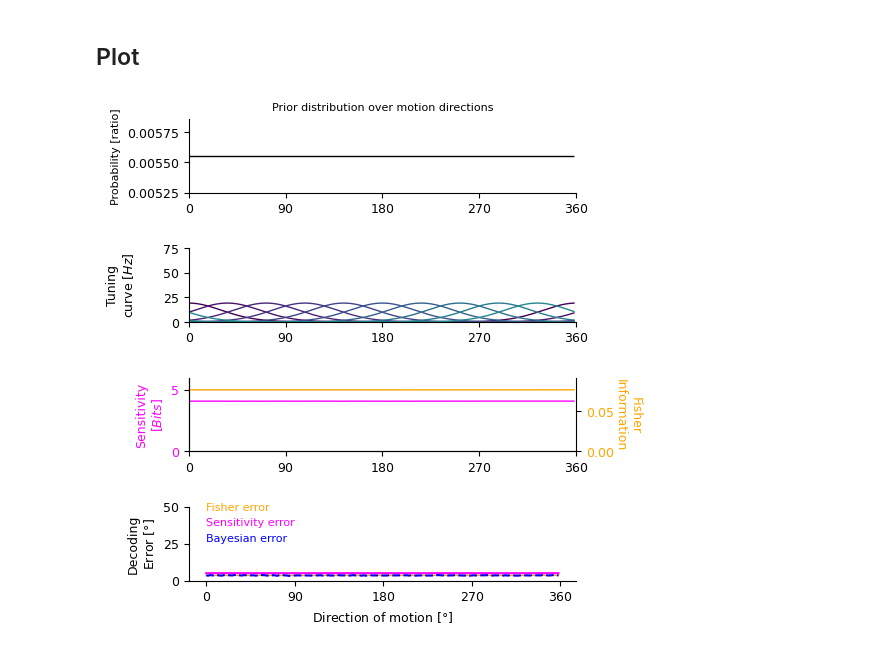
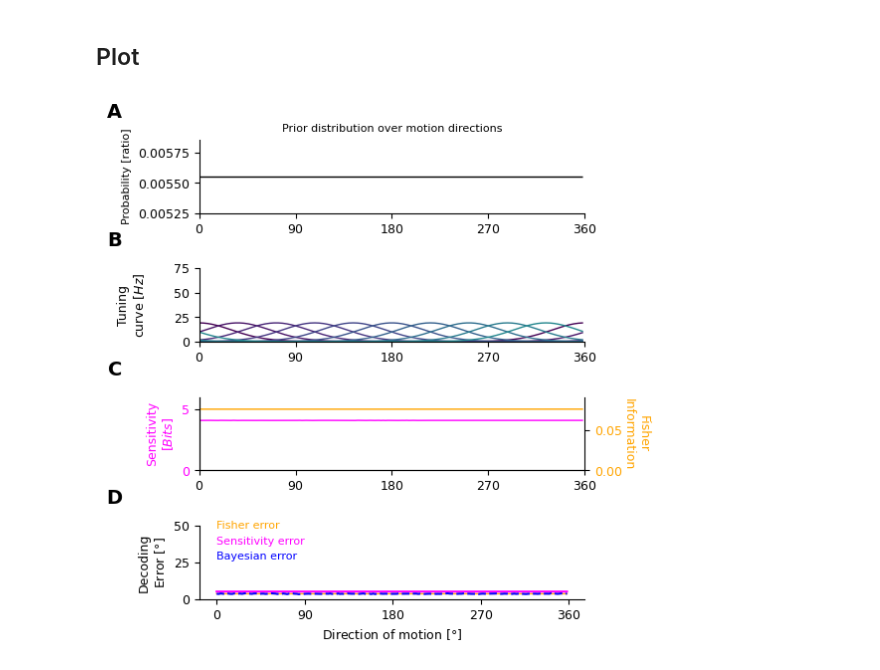
Before and after one commit to steevelaquitaine/fisher-info-limits, a Jupyter notebook: notebooks/fig1_basic_model.ipynb, the cells around one changed output. Saved outputs shown, nothing was run; the diff lists cells and outputs as text; code cells hidden in the pictures.

Commit message:
Add panel letters to fig1

```diff
--- a/notebooks/fig1_basic_model.ipynb
+++ b/notebooks/fig1_basic_model.ipynb
@@ -330,6 +330,10 @@ ax.set_title('Prior distribution over motion directions', fontsize=legend_fontsi
 ax.set_ylabel('Probability [ratio]', fontsize=legend_fontsize)
 ax.set_xticks(np.arange(0,361, 90))
 ax.set_xlim([0, 360])
+# add panel letter
+ax.text(-0.2, 1.5, 'A', transform=ax.transAxes,
+            fontsize=14, fontweight='bold', va='top', ha='right')
+
 
 # plot neural encoder model (1D dense tuning-curves) ----------------
 
@@ -346,6 +350,10 @@ ax.set_yticks(np.arange(0,76, 25))
 # ax.legend(handles=line, frameon=False, fontsize = legend_fontsize, loc=(0.01, 0.75))
 ax.yaxis.set_label_coords(-0.135, y=0.5)
 ax.set_ylabel('Tuning\n'+r'curve [$Hz$]', size = labelsize)
+# add panel letter
+ax.text(-0.2, 1.5, 'B', transform=ax.transAxes,
+            fontsize=14, fontweight='bold', va='top', ha='right')
+
 
 # plot sensitivity metrics ---------------------------------------
 
@@ -363,31 +371,39 @@ ax1.tick_params('y', labelcolor = 'magenta')
 ax1.set_xticks(np.arange(0,361, 90))
 ax1.set_xlim(0,360)
 ax1.set_ylim(0,6)
 
 ax2.set_ylabel('Fisher\n'+r'Information', rotation=270, color = 'orange', size = labelsize)
 ax2.spines['right'].set_visible(True)
 ax2.tick_params('y', labelcolor = 'orange')
 ax2.yaxis.set_label_coords(x=1.17, y=0.5) # position ylabel
 ax2.set_ylim(0, max(fisher_info)*1.2)
+# add panel letter
+ax2.text(-0.2, 1.5, 'C', transform=ax2.transAxes,
+            fontsize=14, fontweight='bold', va='top', ha='right')
+
 
 # plot decoding errors ----------------------------------------------------
 
 ax3 = fig.add_subplot(gs[3,0])
 ax3.plot(stim, fisher_error, color = 'orange', linewidth=lw, label='Fisher error')                 # Fisher error
 ax3.plot(stim, constant*math.e**(-ssi*np.log(2)), color = 'magenta', label = r'Sensitivity error') # SSI error
 ax3.plot(stim, bayes_error, color = 'blue', linestyle='--', label='Bayesian error')                # Bayes error
 
 # aesthetics
 ax3.set_xlabel('Direction of motion [$\degree$]', size = labelsize)
 ax3.set_ylabel('Decoding\n'+r'Error [$\degree$]', size = labelsize)
 ax3.set_xticks(np.arange(0,361, 90))
 ax3.set_ylim(0,50)
 ax3.legend(handlelength = 0, labelcolor = 'linecolor', frameon=0, \
             loc = (0.01, 0.45), fontsize = legend_fontsize)
+# add panel letter
+ax3.text(-0.2, 1.5, 'D', transform=ax3.transAxes,
+            fontsize=14, fontweight='bold', va='top', ha='right')
+
 
 fig.subplots_adjust(hspace=-1)
 
 # save figure
 plt.savefig('figures/fig1.svg', bbox_inches='tight', dpi = 400)
 # %% [output]
-[figure, old version]
+[figure, new version]
```
Also changed, not shown: 1 other file.
